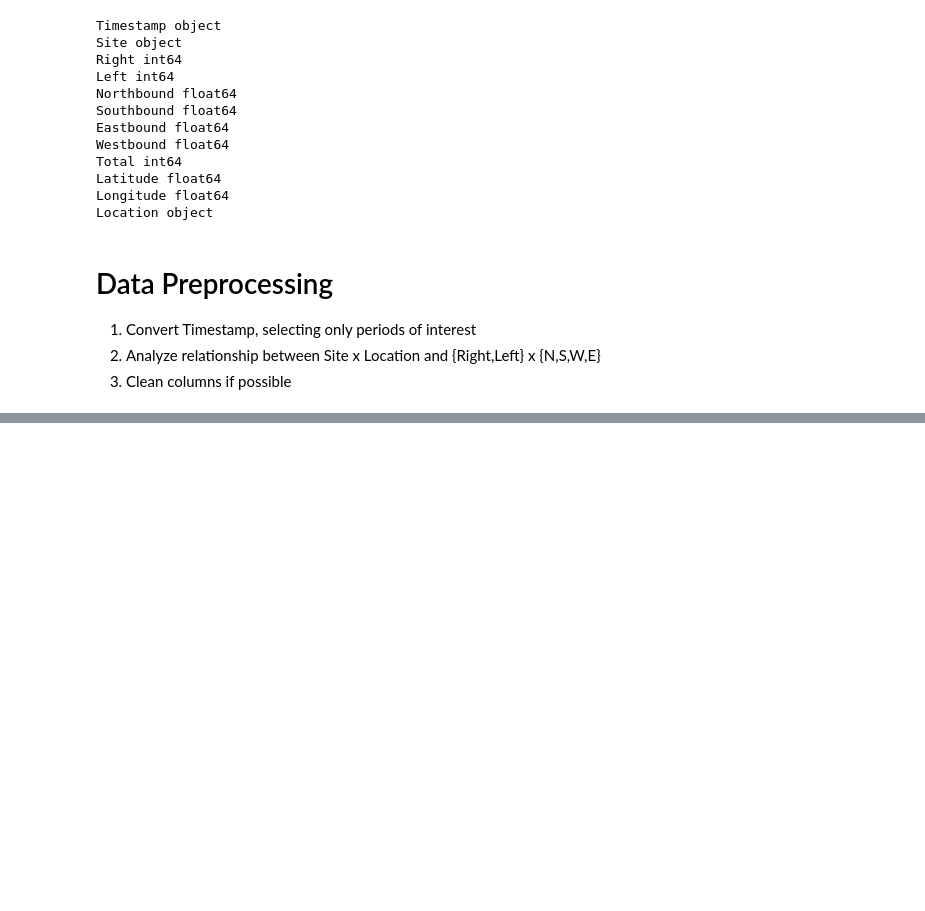
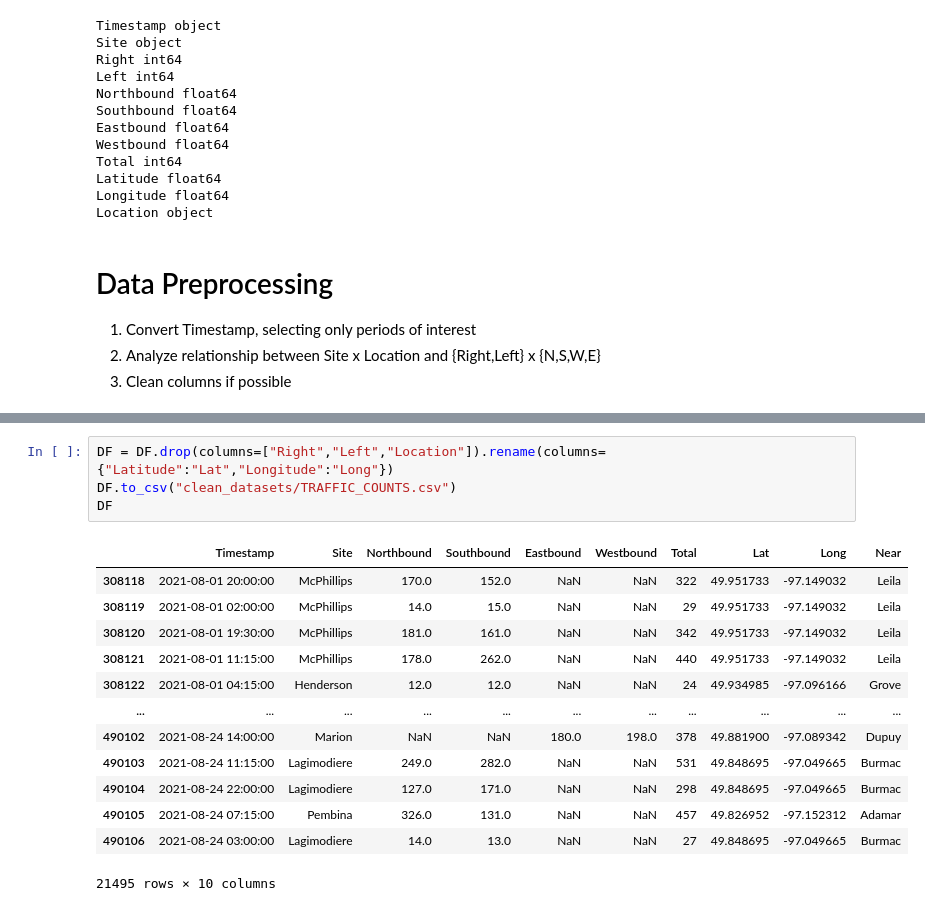
Before and after one commit to tranndt/ml-comp4710-WPGTransitOTP, a Jupyter notebook: res/jason/02_traffic_counts.ipynb, the cells around one changed output, grey strips where cells are left out. Drawn from its saved outputs; the diff is of its cells as text; blank space fills up the shorter version.

```diff
--- a/res/jason/0_traffic_counts.ipynb
+++ b/res/jason/02_traffic_counts.ipynb
@@ -107,0 +90,18 @@ DF_STATION
+# %%
+DF = DF.drop(columns=["Right","Left","Location"]).rename(columns={"Latitude":"Lat","Longitude":"Long"})
+DF.to_csv("clean_datasets/TRAFFIC_COUNTS.csv")
+DF
+# %% [output]
+|  | Timestamp | Site | Northbound | Southbound | Eastbound | Westbound | Total | Lat | Long | Near |
+| 308118 | 2021-08-01 20:00:00 | McPhillips | 170.0 | 152.0 | NaN | NaN | 322 | 49.951733 | -97.149032 | Leila |
+| 308119 | 2021-08-01 02:00:00 | McPhillips | 14.0 | 15.0 | NaN | NaN | 29 | 49.951733 | -97.149032 | Leila |
+| 308120 | 2021-08-01 19:30:00 | McPhillips | 181.0 | 161.0 | NaN | NaN | 342 | 49.951733 | -97.149032 | Leila |
+| 308121 | 2021-08-01 11:15:00 | McPhillips | 178.0 | 262.0 | NaN | NaN | 440 | 49.951733 | -97.149032 | Leila |
+| 308122 | 2021-08-01 04:15:00 | Henderson | 12.0 | 12.0 | NaN | NaN | 24 | 49.934985 | -97.096166 | Grove |
+| ... | ... | ... | ... | ... | ... | ... | ... | ... | ... | ... |
+| 490102 | 2021-08-24 14:00:00 | Marion | NaN | NaN | 180.0 | 198.0 | 378 | 49.881900 | -97.089342 | Dupuy |
+| 490103 | 2021-08-24 11:15:00 | Lagimodiere | 249.0 | 282.0 | NaN | NaN | 531 | 49.848695 | -97.049665 | Burmac |
+| 490104 | 2021-08-24 22:00:00 | Lagimodiere | 127.0 | 171.0 | NaN | NaN | 298 | 49.848695 | -97.049665 | Burmac |
+| 490105 | 2021-08-24 07:15:00 | Pembina | 326.0 | 131.0 | NaN | NaN | 457 | 49.826952 | -97.152312 | Adamar |
+| 490106 | 2021-08-24 03:00:00 | Lagimodiere | 14.0 | 13.0 | NaN | NaN | 27 | 49.848695 | -97.049665 | Burmac |
+21495 rows × 10 columns
```
Also changed, not shown: parts of 6 cells of this notebook, 9 other files.
